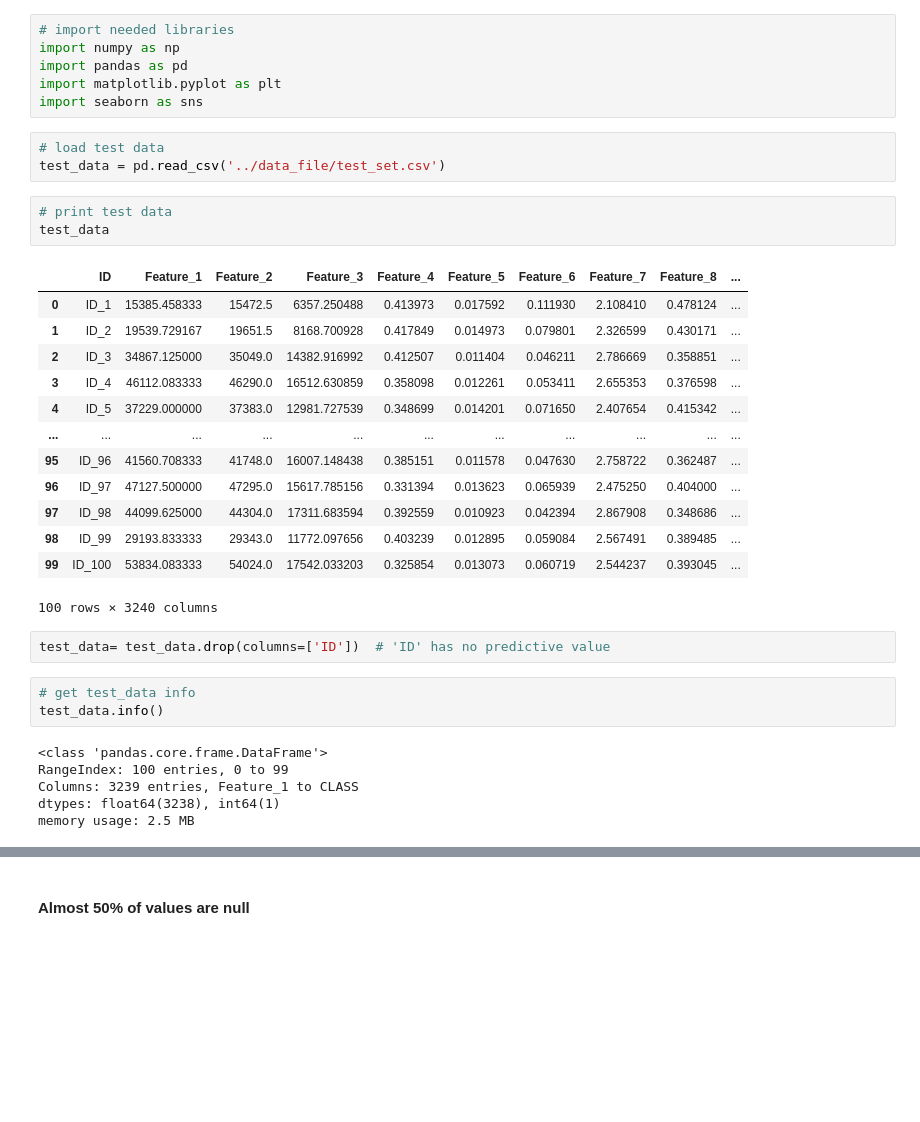
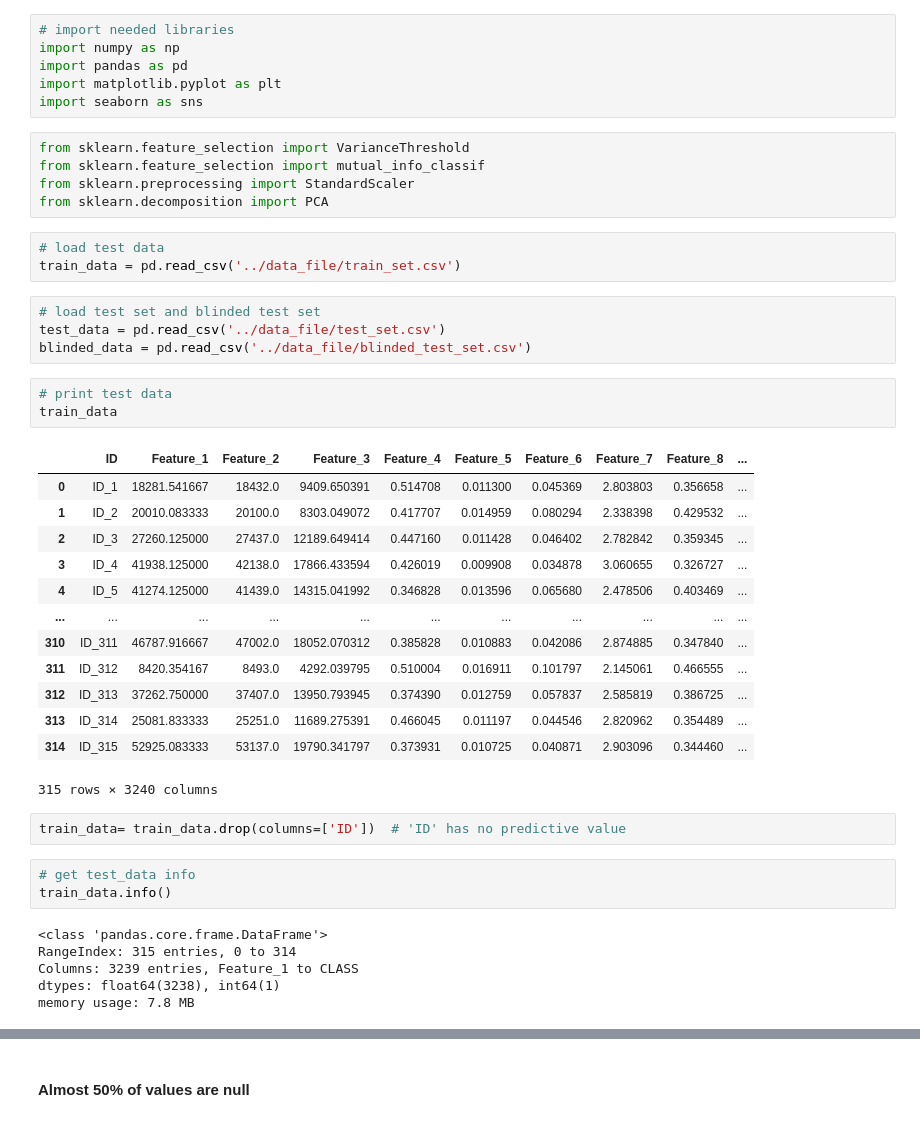
Before and after one commit to Priyanka32-gif/Tibia_bone_Classification, a Jupyter notebook: notebooks/tibia_data_preprocessing.ipynb, the cells around one changed output, grey strips where cells are left out. Drawn from its saved outputs; the diff is of its cells as text; blank space fills up the shorter version.

```diff
--- a/notebooks/tibia_data_preprocessing.ipynb
+++ b/notebooks/tibia_data_preprocessing.ipynb
@@ -6,36 +6,45 @@ import numpy as np
 import pandas as pd
 import matplotlib.pyplot as plt
 import seaborn as sns
+# %%
+from sklearn.feature_selection import VarianceThreshold
+from sklearn.feature_selection import mutual_info_classif
+from sklearn.preprocessing import StandardScaler
+from sklearn.decomposition import PCA
 # %%
 # load test data
-test_data = pd.read_csv('../data_file/test_set.csv')
+train_data = pd.read_csv('../data_file/train_set.csv')
+# %%
+# load test set and blinded test set
+test_data = pd.read_csv('../data_file/test_set.csv')
+blinded_data = pd.read_csv('../data_file/blinded_test_set.csv')
 # %%
 # print test data
-test_data
+train_data
 # %% [output]
 |  | ID | Feature_1 | Feature_2 | Feature_3 | Feature_4 | Feature_5 | Feature_6 | Feature_7 | Feature_8 | ... |
-| 0 | ID_1 | 15385.458333 | 15472.5 | 6357.250488 | 0.413973 | 0.017592 | 0.111930 | 2.108410 | 0.478124 | ... |
-| 1 | ID_2 | 19539.729167 | 19651.5 | 8168.700928 | 0.417849 | 0.014973 | 0.079801 | 2.326599 | 0.430171 | ... |
-| 2 | ID_3 | 34867.125000 | 35049.0 | 14382.916992 | 0.412507 | 0.011404 | 0.046211 | 2.786669 | 0.358851 | ... |
-| 3 | ID_4 | 46112.083333 | 46290.0 | 16512.630859 | 0.358098 | 0.012261 | 0.053411 | 2.655353 | 0.376598 | ... |
-| 4 | ID_5 | 37229.000000 | 37383.0 | 12981.727539 | 0.348699 | 0.014201 | 0.071650 | 2.407654 | 0.415342 | ... |
+| 0 | ID_1 | 18281.541667 | 18432.0 | 9409.650391 | 0.514708 | 0.011300 | 0.045369 | 2.803803 | 0.356658 | ... |
+| 1 | ID_2 | 20010.083333 | 20100.0 | 8303.049072 | 0.417707 | 0.014959 | 0.080294 | 2.338398 | 0.429532 | ... |
+| 2 | ID_3 | 27260.125000 | 27437.0 | 12189.649414 | 0.447160 | 0.011428 | 0.046402 | 2.782842 | 0.359345 | ... |
+| 3 | ID_4 | 41938.125000 | 42138.0 | 17866.433594 | 0.426019 | 0.009908 | 0.034878 | 3.060655 | 0.326727 | ... |
+| 4 | ID_5 | 41274.125000 | 41439.0 | 14315.041992 | 0.346828 | 0.013596 | 0.065680 | 2.478506 | 0.403469 | ... |
 | ... | ... | ... | ... | ... | ... | ... | ... | ... | ... | ... |
-| 95 | ID_96 | 41560.708333 | 41748.0 | 16007.148438 | 0.385151 | 0.011578 | 0.047630 | 2.758722 | 0.362487 | ... |
-| 96 | ID_97 | 47127.500000 | 47295.0 | 15617.785156 | 0.331394 | 0.013623 | 0.065939 | 2.475250 | 0.404000 | ... |
-| 97 | ID_98 | 44099.625000 | 44304.0 | 17311.683594 | 0.392559 | 0.010923 | 0.042394 | 2.867908 | 0.348686 | ... |
-| 98 | ID_99 | 29193.833333 | 29343.0 | 11772.097656 | 0.403239 | 0.012895 | 0.059084 | 2.567491 | 0.389485 | ... |
-| 99 | ID_100 | 53834.083333 | 54024.0 | 17542.033203 | 0.325854 | 0.013073 | 0.060719 | 2.544237 | 0.393045 | ... |
+| 310 | ID_311 | 46787.916667 | 47002.0 | 18052.070312 | 0.385828 | 0.010883 | 0.042086 | 2.874885 | 0.347840 | ... |
+| 311 | ID_312 | 8420.354167 | 8493.0 | 4292.039795 | 0.510004 | 0.016911 | 0.101797 | 2.145061 | 0.466555 | ... |
+| 312 | ID_313 | 37262.750000 | 37407.0 | 13950.793945 | 0.374390 | 0.012759 | 0.057837 | 2.585819 | 0.386725 | ... |
+| 313 | ID_314 | 25081.833333 | 25251.0 | 11689.275391 | 0.466045 | 0.011197 | 0.044546 | 2.820962 | 0.354489 | ... |
+| 314 | ID_315 | 52925.083333 | 53137.0 | 19790.341797 | 0.373931 | 0.010725 | 0.040871 | 2.903096 | 0.344460 | ... |
-100 rows × 3240 columns
+315 rows × 3240 columns
 # %%
-test_data= test_data.drop(columns=['ID'])  # 'ID' has no predictive value
+train_data= train_data.drop(columns=['ID'])  # 'ID' has no predictive value
 # %%
 # get test_data info
-test_data.info()
+train_data.info()
 # %% [output]
 <class 'pandas.core.frame.DataFrame'>
-RangeIndex: 100 entries, 0 to 99
+RangeIndex: 315 entries, 0 to 314
 Columns: 3239 entries, Feature_1 to CLASS
 dtypes: float64(3238), int64(1)
-memory usage: 2.5 MB
+memory usage: 7.8 MB
 # %%
 # get statistic info of data
```
Also changed, not shown: parts of 73 cells of this notebook, 4 other files.
